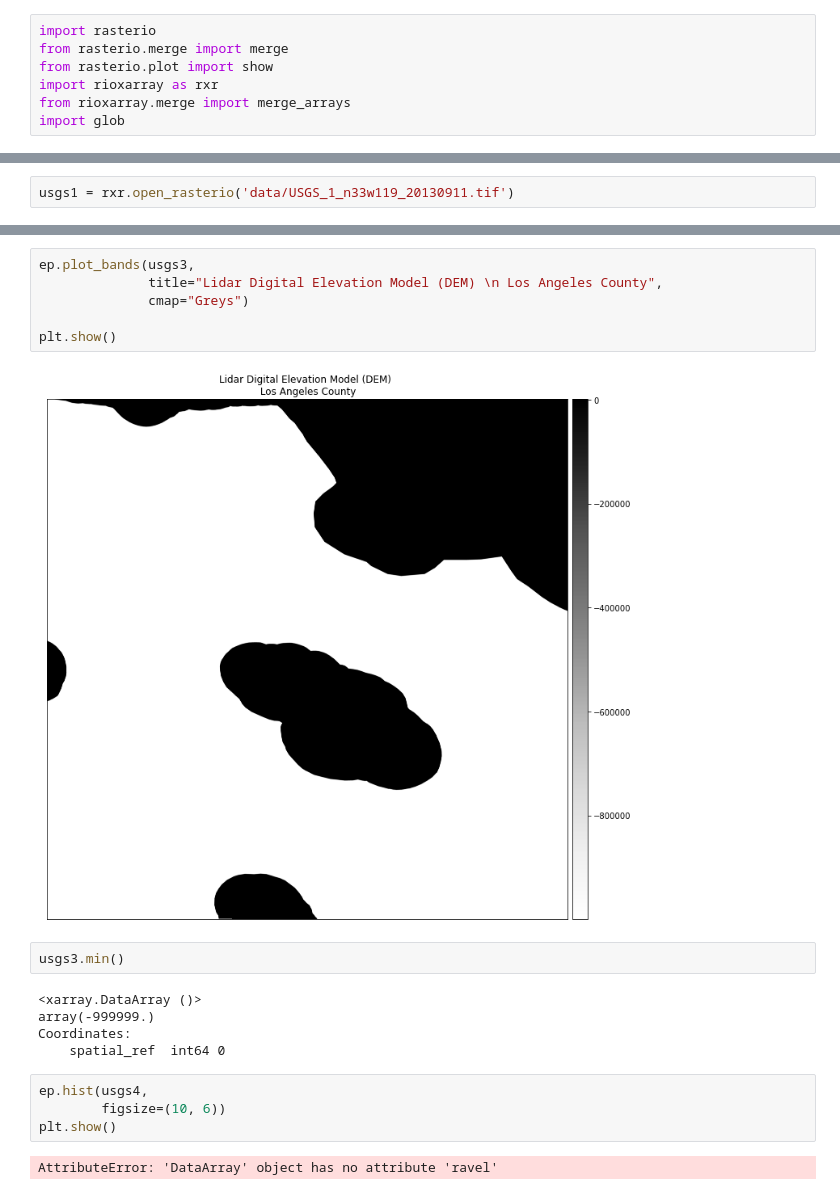
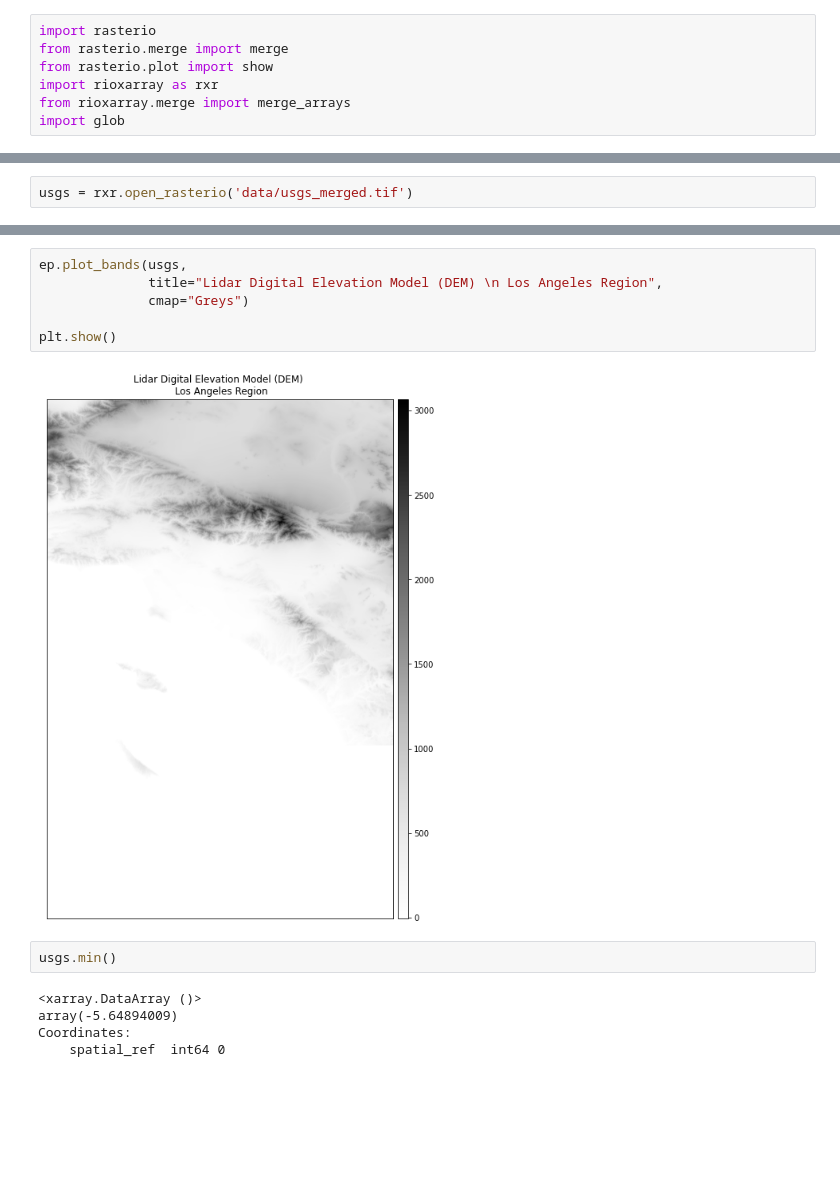
Before and after one commit to janderson5417/earthgrids_v2, a Jupyter notebook: gradient.ipynb, the cells around one changed output, grey strips where cells are left out. Saved outputs shown, nothing was run; the diff lists cells and outputs as text; blank space fills up the shorter version.

```diff
--- a/gradient.ipynb
+++ b/gradient.ipynb
@@ -20,2 +20,2 @@ import earthpy.plot as ep
 # %%
-usgs1 = rxr.open_rasterio('data/USGS_1_n33w119_20130911.tif')
+usgs = rxr.open_rasterio('data/usgs_merged.tif')
@@ -35,21 +31,15 @@ usgs3.plot()
 # %%
-ep.plot_bands(usgs3,
-              title="Lidar Digital Elevation Model (DEM) \n Los Angeles County",
+ep.plot_bands(usgs,
+              title="Lidar Digital Elevation Model (DEM) \n Los Angeles Region",
               cmap="Greys")
 
 plt.show()
 # %% [output]
-[figure, old version]
+[figure, new version]
 # %%
-usgs3.min()
+usgs.min()
 # %% [output]
 <xarray.DataArray ()>
-array(-999999.)
+array(-5.64894009)
 Coordinates:
     spatial_ref  int64 0
-# %%
-ep.hist(usgs4,
-        figsize=(10, 6))
-plt.show()
-# %% [output]
-AttributeError: 'DataArray' object has no attribute 'ravel'
```
Also changed, not shown: parts of 24 cells of this notebook, 3 other files.
